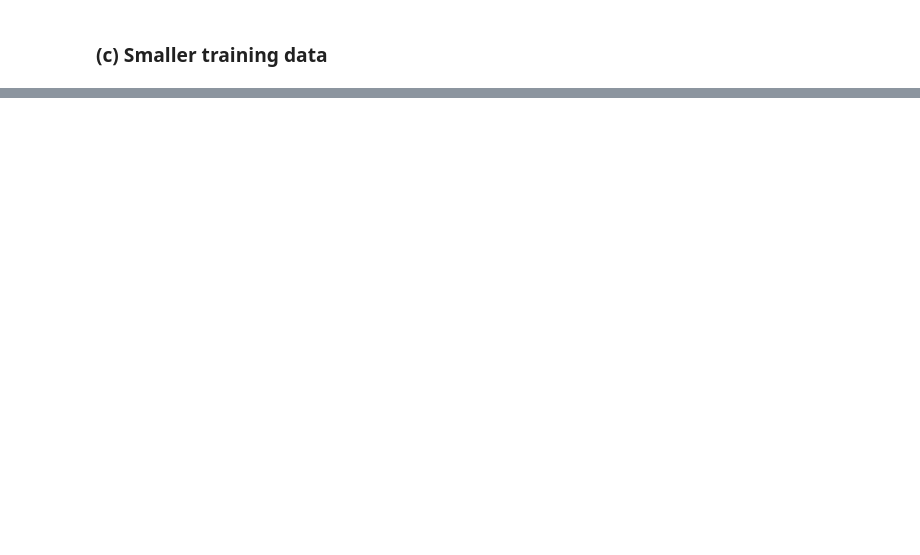
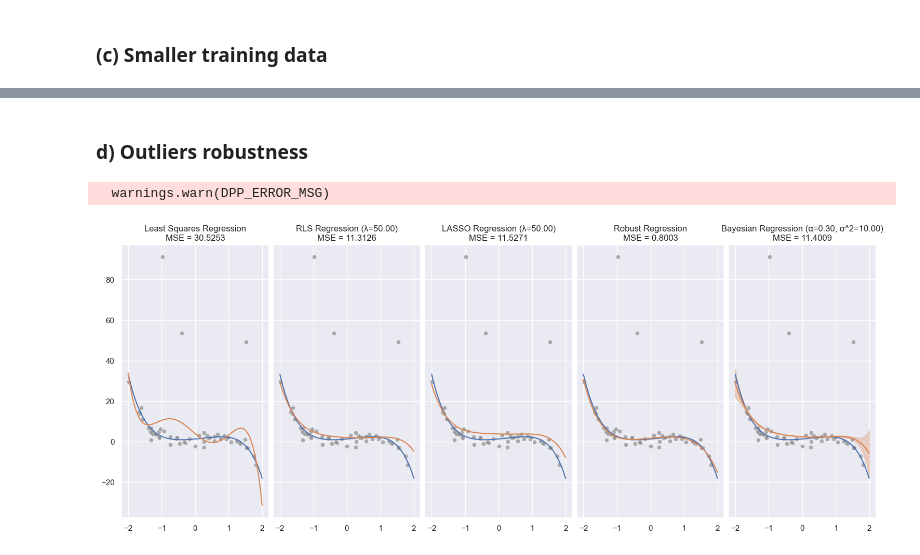
Before and after one commit to haitrungle/cs5487-pa-1, a Jupyter notebook: main.ipynb, the cells around one changed output, grey strips where cells are left out. Drawn from its saved outputs; the diff is of its cells as text; code cells hidden in the pictures; blank space fills up the shorter version.

```diff
--- a/main.ipynb
+++ b/main.ipynb
@@ -440,0 +391,40 @@ error_vs_training_size(models, samples=10, seed=15)
+# %% [markdown]
+### d) Outliers robustness
+# %%
+def fit_predict_plot_outliers(models, phi=poly_5, num_outliers=3, seed=12):
+    rng = np.random.default_rng(seed)
+    upper = abs(np.max(y_sample))
+    qs = np.sort(rng.random(size=num_outliers))
+
+    X_outlier = np.quantile(X_sample, qs, axis=1).T
+    y_outlier = rng.uniform(low=1.5*upper+5, high=3*upper + 5, size=num_outliers)
+    X_sample_outlier = np.hstack((X_sample, X_outlier))
+    y_sample_outlier = np.hstack((y_sample, y_outlier))
+
+    fig, axs = plt.subplots(1, len(models), figsize=(len(models) * 3, 6), sharey=True, constrained_layout=True)
+
+    for model, ax in zip(models, axs):
+        model.phi = phi
+        result = model.fit(X_sample_outlier, y_sample_outlier)
+        y_poly_predict, std = model.predict(X_poly)
+        mse = np.square(y_poly - y_poly_predict).mean()
+
+        X_poly_1d = X_poly.reshape((-1,))
+        colors = sns.color_palette()
+
+        # test dataset
+        sns.lineplot(x=X_poly_1d, y=y_poly, color=colors[0], ax=ax)
+        sns.lineplot(x=X_poly_1d, y=y_poly_predict, color=colors[1], ax=ax)
+        if std is not None:
+            ax.fill_between(X_poly_1d, y_poly_predict - std, y_poly_predict + std, color=colors[1], alpha=0.3)
+
+        # sample dataset
+        sns.scatterplot(x=X_sample_outlier.reshape((-1,)), y=y_sample_outlier, alpha=0.7, color=colors[7], ax=ax)
+
+        ax.set_title(f"{model.title}\nMSE = {mse:.4f}")
+
+models_1d = [LS(), RLS(l=50), LASSO(l=50), RR(), BR(alpha=0.3, sigma_2=10)]
+fit_predict_plot_outliers(models_1d, num_outliers=3, seed=35)
+# %% [output]
+  warnings.warn(DPP_ERROR_MSG)
+[figure, added]
```
Also changed, not shown: parts of 28 cells of this notebook.
